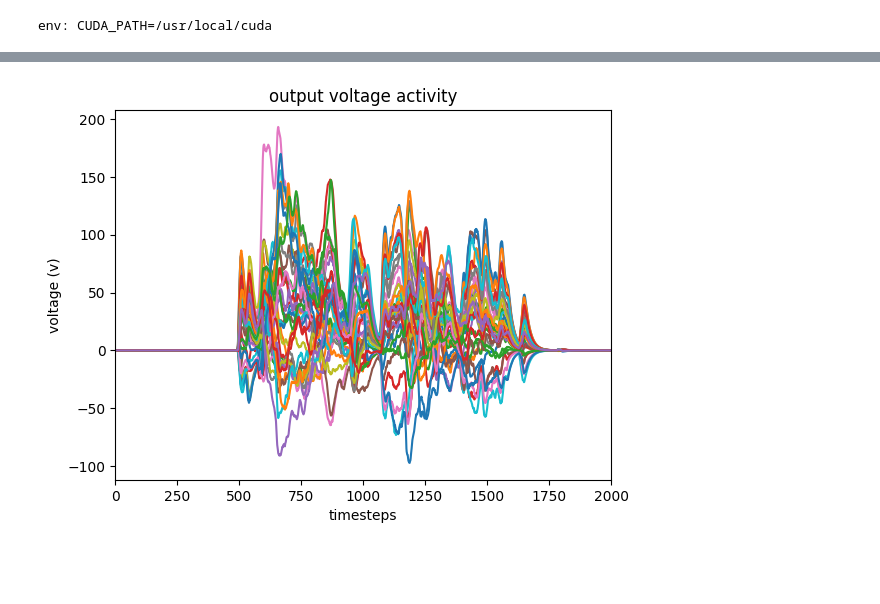
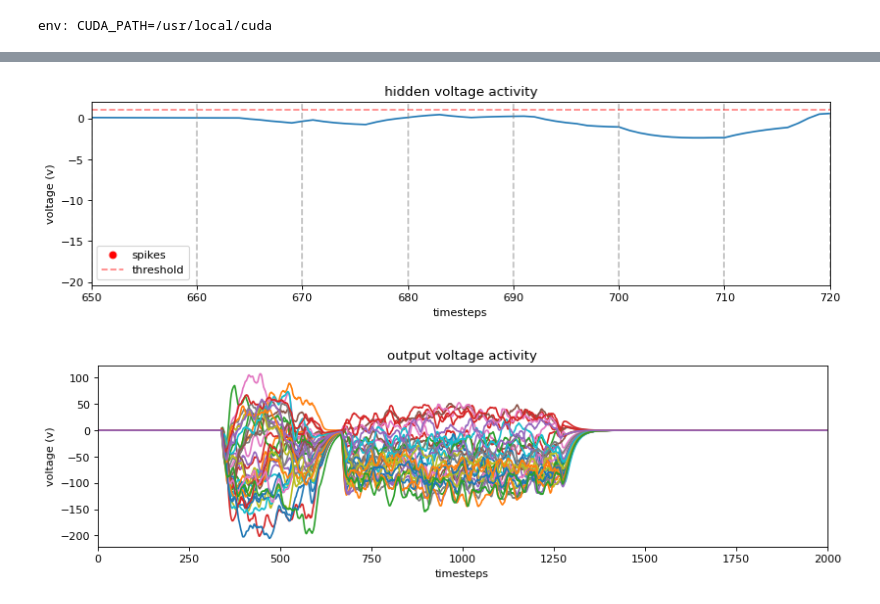
Before and after one commit to thomasshoesmith/Intel-Neuromorphic-Research-Project, a Jupyter notebook: SGSC_genn_inference.ipynb, the cells around one changed output, grey strips where cells are left out. Cells and saved outputs as stored; diff of their text form; code cells hidden in the pictures; blank space fills up the shorter version.

```diff
--- a/SGSC_genn_inference.ipynb
+++ b/SGSC_genn_inference.ipynb
@@ -33,3 +41,9 @@ with open(param_dir, "r") as f:
+# %%
+x_train, y_train, x_test, y_test, x_validation, y_validation = SGSC_Loader(dir = os.getcwd() + "/data/", #/spiking-google-speech-commands/",
+                                                                           num_samples=params["num_samples"],
+                                                                           shuffle = True,
+                                                                           shuffle_seed = 0,
+                                                                           process_padded_spikes = False)
 # %%
 # Kaggle dataset directory
 dataset = 'https://www.kaggle.com/datasets/thomasshoesmith/spiking-google-speech-commands/data'
@@ -37,8 +51,8 @@ dataset = 'https://www.kaggle.com/datasets/thomasshoesmith/spiking-google-speech
 # Using opendatasets to download SGSC dataset
 od.download(dataset)
 
-x_test = np.load("spiking-google-speech-commands/testing_x_spikes.npy", allow_pickle=True)
-y_test = np.load("spiking-google-speech-commands/testing_y_spikes.npy", allow_pickle=True)
+#x_test = np.load("spiking-google-speech-commands/testing_x_spikes.npy", allow_pickle=True)
+#y_test = np.load("spiking-google-speech-commands/testing_y_spikes.npy", allow_pickle=True)
 
 # Preprocess
 x_test_spikes = []
@@ -61,14 +73,15 @@ Max spikes 4544, latest spike time 1999
 # %%
 # loading pretrained weights
-w_i2h = np.load("SGSC_pretrained_weights/SGSC_Pop0_Pop1-g.npy")
+w_i2h = np.load(f"{params['weights_dir']}/SGSC_Pop0_Pop1-g.npy")
 w_i2h = w_i2h.reshape((params["NUM_INPUT"],
                        params["NUM_HIDDEN"]))
 
-w_h2h = np.load("SGSC_pretrained_weights/SGSC_Pop1_Pop1-g.npy")
-w_h2h = w_h2h.reshape((params["NUM_HIDDEN"],
-                       params["NUM_HIDDEN"]))
+if params["recurrent"]:
+    w_h2h = np.load(f"{params['weights_dir']}/SGSC_Pop1_Pop1-g.npy")
+    w_h2h = w_h2h.reshape((params["NUM_HIDDEN"],
+                           params["NUM_HIDDEN"]))
 
-w_h2o = np.load("SGSC_pretrained_weights/SGSC_Pop1_Pop2-g.npy")
+w_h2o = np.load(f"{params['weights_dir']}/SGSC_Pop1_Pop2-g.npy")
 w_h2o = w_h2o.reshape((params["NUM_HIDDEN"],
                        params["NUM_OUTPUT"]))
 # %%
@@ -99,14 +117,14 @@ with network:
                 record_spikes=True)
 
     Connection(input, hidden, Dense(weight = w_i2h),
-                Exponential(2.0))
+                Exponential(5.0))
 
     if params.get("recurrent"):
         Connection(hidden, hidden, Dense(weight = w_h2h),
-                Exponential(2.0))
+                Exponential(5.0))
 
     Connection(hidden, output, Dense(w_h2o),
-                Exponential(2.0))
+                Exponential(5.0))
 
 compiler = InferenceCompiler(evaluate_timesteps = params.get("NUM_FRAMES") * params.get("INPUT_FRAME_TIMESTEP"),
                             reset_in_syn_between_batches=True,
@@ -125,10 +143,15 @@ with compiled_net:
                  SpikeRecorder(hidden,
                                key = "hidden_spikes",
                                example_filter = sample_id),
+                VarRecorder(hidden,
+                             var = "v",
+                             key = "hidden_voltages",
+                             example_filter = sample_id),
                  VarRecorder(output,
                              var = "v",
                              key = "output_voltages",
                              example_filter = sample_id)]
+
 
     metrics, cb_data = compiled_net.evaluate({input: x_test_spikes},
                                              {output: y_test},
@@ -167,10 +204,39 @@ plt.show()
+# %%
+plt.figure(figsize=(12, 3), dpi=80)
+
+plt.plot(cb_data["hidden_voltages"][0][:,299])
+
+plt.ylabel("voltage (v)")
+plt.xlabel("timesteps")
+plt.title("hidden voltage activity")
+#plt.xlim(450, 600)
+plt.xlim(650, 720)
+#plt.ylim(0, 1 * 1.1)
+
+plt.scatter([cb_data["hidden_spikes"][0][0][i] for i in np.where(cb_data["hidden_spikes"][1][0] == 299)][0],
+            len([cb_data["hidden_spikes"][0][0][i] for i in np.where(cb_data["hidden_spikes"][1][0] == 299)][0]) * [1],
+            c = "r",
+            label = "spikes")
+
+for i in range(1000):
+    plt.axvline(i * 10, color = "grey", alpha=0.5, linestyle = "dashed")
+
+plt.axhline(1, color = "red", alpha=0.5, linestyle = "dashed", label = "threshold")
+
+plt.legend()
+plt.show()
+# %% [output]
+[figure, added]
 # %%
+plt.figure(figsize=(12, 3), dpi=80)
+
 plt.plot(cb_data["output_voltages"][0])
 
 plt.ylabel("voltage (v)")
 plt.xlabel("timesteps")
 plt.title("output voltage activity")
 plt.xlim(0, 2000)
+
 plt.show()
 # %% [output]
-[figure, old version]
+[figure, new version]
```
Also changed, not shown: parts of 11 cells of this notebook, 2 other files.
